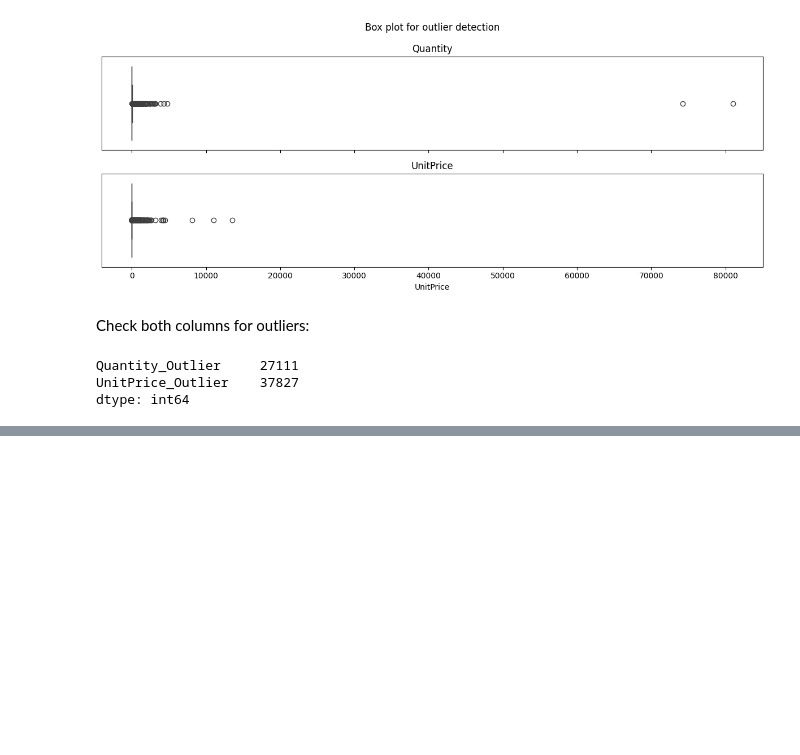
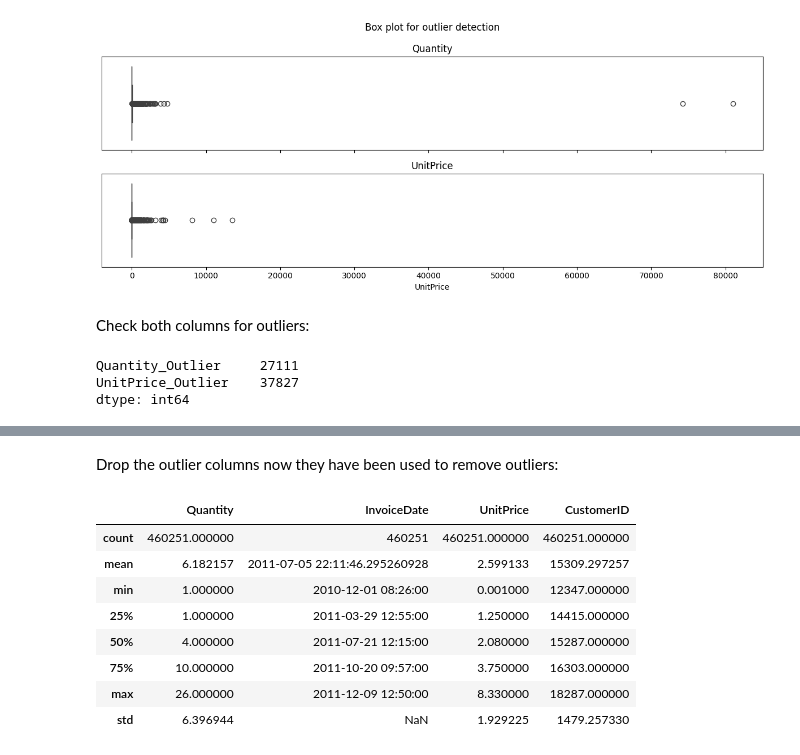
Before and after one commit to BethW83/Group-Project-1-Retail, a Jupyter notebook: jupyter_notebooks/data_clean_EDA.ipynb, the cells around one changed output, grey strips where cells are left out. Saved outputs shown, nothing was run; the diff lists cells and outputs as text; code cells hidden in the pictures; blank space fills up the shorter version.

```diff
--- a/jupyter_notebooks/data_clean_EDA.ipynb
+++ b/jupyter_notebooks/data_clean_EDA.ipynb
@@ -207,0 +235,15 @@ retail.head()
+# %% [markdown]
+Drop the outlier columns now they have been used to remove outliers:
+# %%
+retail = retail.drop(columns=['Quantity_Outlier', 'UnitPrice_Outlier'])
+retail.describe()
+# %% [output]
+|  | Quantity | InvoiceDate | UnitPrice | CustomerID |
+| count | 460251.000000 | 460251 | 460251.000000 | 460251.000000 |
+| mean | 6.182157 | 2011-07-05 22:11:46.295260928 | 2.599133 | 15309.297257 |
+| min | 1.000000 | 2010-12-01 08:26:00 | 0.001000 | 12347.000000 |
+| 25% | 1.000000 | 2011-03-29 12:55:00 | 1.250000 | 14415.000000 |
+| 50% | 4.000000 | 2011-07-21 12:15:00 | 2.080000 | 15287.000000 |
+| 75% | 10.000000 | 2011-10-20 09:57:00 | 3.750000 | 16303.000000 |
+| max | 26.000000 | 2011-12-09 12:50:00 | 8.330000 | 18287.000000 |
+| std | 6.396944 | NaN | 1.929225 | 1479.257330 |
```
Also changed, not shown: parts of 3 cells of this notebook.
